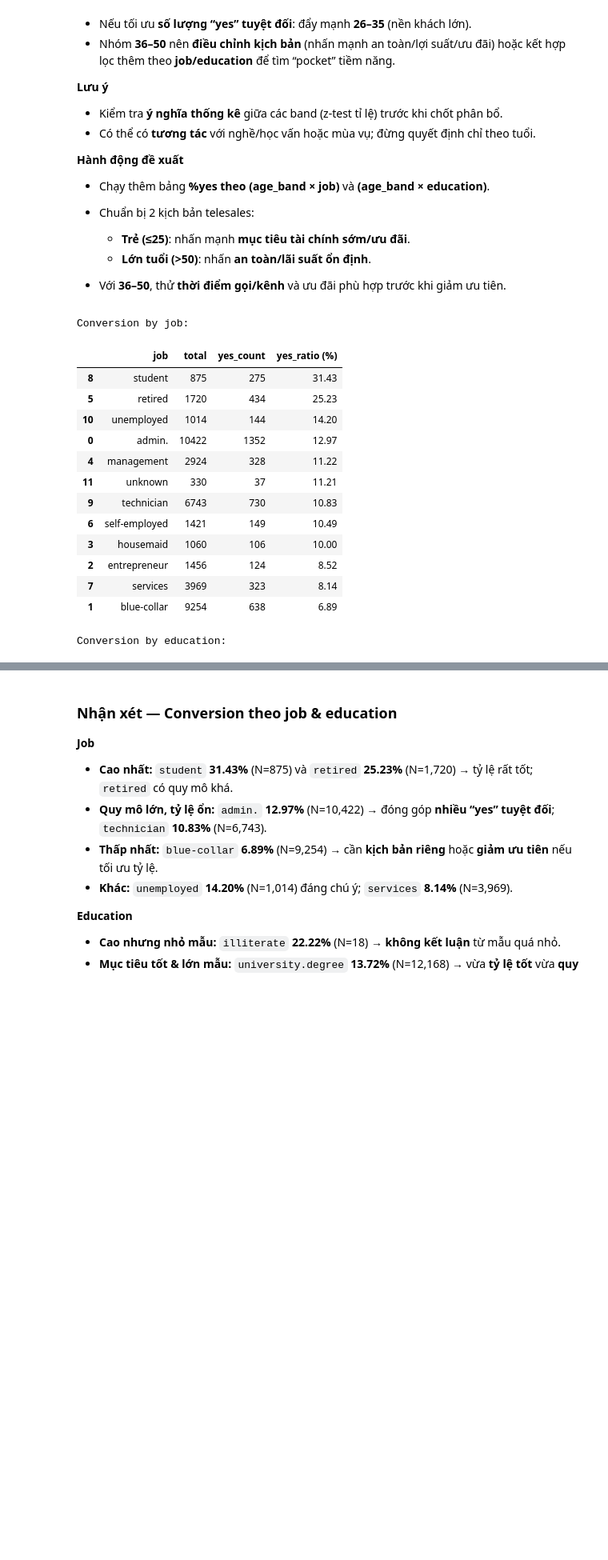
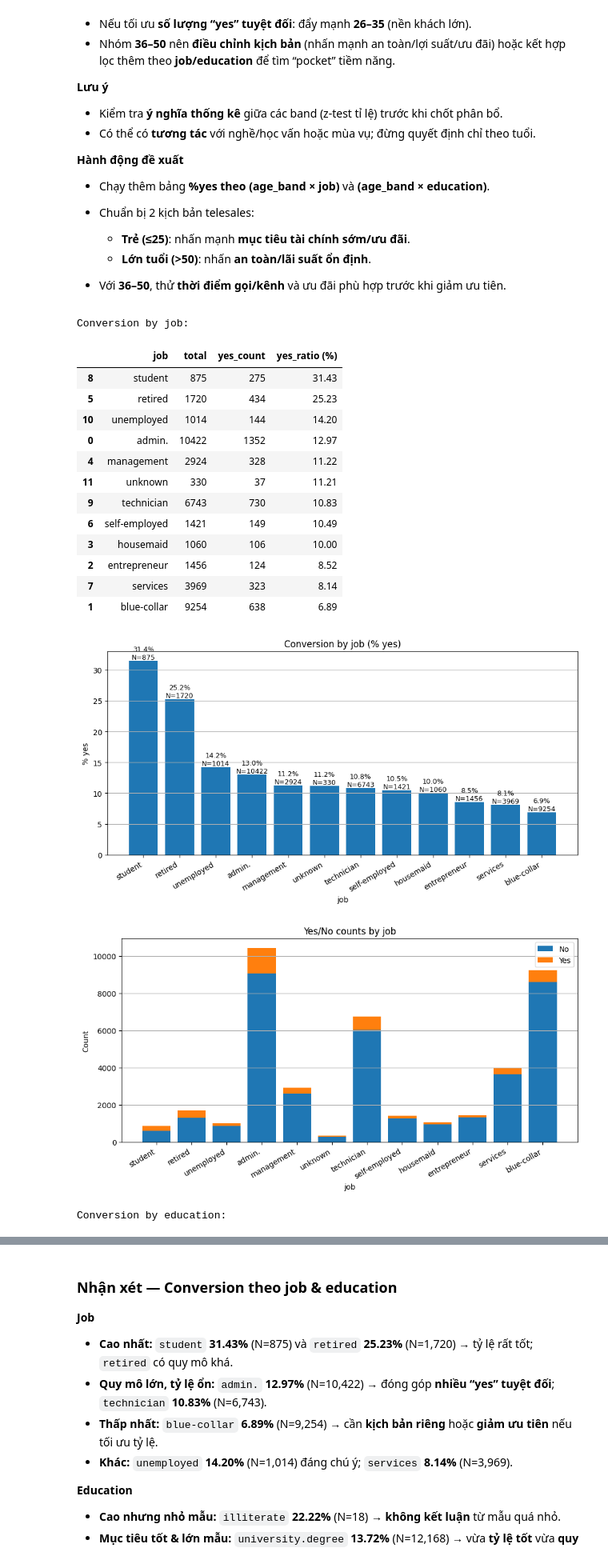
Before and after one commit to hungfnguyen/marketing-bank-prediction, a Jupyter notebook: notebooks/01_personal_profiles.ipynb, the cells around one changed output, grey strips where cells are left out. Shown at 80% size. Saved outputs shown, nothing was run; the diff lists cells and outputs as text; code cells hidden in the pictures; blank space fills up the shorter version.

```diff
--- a/notebooks/01_personal_profiles.ipynb
+++ b/notebooks/01_personal_profiles.ipynb
@@ -291,27 +359,90 @@ display(conv_age)
 # %%
 conv_job = conversion_table(df_personal, "job")
 conv_edu = conversion_table(df_personal, "education")
 
 print("Conversion by job:")
 display(conv_job)
 
+# --- Biểu đồ cho Conversion by job (% yes + Yes/No counts) ---
+import matplotlib.pyplot as plt
+import numpy as np
+
+# 1) % yes theo job (giữ đúng thứ tự của conv_job)
+_jobs = conv_job["job"].astype(str).tolist()
+_job_yes_pct = conv_job["yes_ratio (%)"].to_numpy()
+_job_n = conv_job["total"].to_numpy()
+
+plt.figure(figsize=(9.5, 5.2))
+plt.bar(_jobs, _job_yes_pct)
+for i, (v, n) in enumerate(zip(_job_yes_pct, _job_n)):
+    plt.text(i, v, f"{v:.1f}%\nN={n}", ha="center", va="bottom", fontsize=9)
+plt.title("Conversion by job (% yes)")
+plt.xlabel("job"); plt.ylabel("% yes")
+plt.xticks(rotation=30, ha="right"); plt.grid(True, axis="y"); plt.tight_layout(); plt.show()
+
+# 2) Stacked bar Yes/No theo job (để thấy quy mô và cơ cấu)
+_job_yes = conv_job["yes_count"].to_numpy()
+_job_no  = conv_job["total"].to_numpy() - _job_yes
+x = np.arange(len(_jobs))
+
+plt.figure(figsize=(9.5, 5.2))
+plt.bar(x, _job_no, label="No")
+plt.bar(x, _job_yes, bottom=_job_no, label="Yes")
+plt.xticks(x, _jobs, rotation=30, ha="right")
+plt.title("Yes/No counts by job")
+plt.xlabel("job"); plt.ylabel("Count")
+plt.legend(); plt.grid(True, axis="y"); plt.tight_layout(); plt.show()
+
+
 print("Conversion by education:")
 display(conv_edu)
+
+# --- Biểu đồ cho Conversion by education (% yes + Yes/No counts) ---
+import matplotlib.pyplot as plt
+import numpy as np
+
+# 1) % yes theo education (giữ đúng thứ tự của conv_edu)
+_edus = conv_edu["education"].astype(str).tolist()
+_edu_yes_pct = conv_edu["yes_ratio (%)"].to_numpy()
+_edu_n = conv_edu["total"].to_numpy()
+
+plt.figure(figsize=(9.5, 5.2))
+plt.bar(_edus, _edu_yes_pct)
+for i, (v, n) in enumerate(zip(_edu_yes_pct, _edu_n)):
+    plt.text(i, v, f"{v:.1f}%\nN={n}", ha="center", va="bottom", fontsize=9)
+plt.title("Conversion by education (% yes)")
+plt.xlabel("education"); plt.ylabel("% yes")
+plt.xticks(rotation=30, ha="right"); plt.grid(True, axis="y"); plt.tight_layout(); plt.show()
+
+# 2) Stacked bar Yes/No theo education
+_edu_yes = conv_edu["yes_count"].to_numpy()
+_edu_no  = conv_edu["total"].to_numpy() - _edu_yes
+x = np.arange(len(_edus))
+
+plt.figure(figsize=(9.5, 5.2))
+plt.bar(x, _edu_no, label="No")
+plt.bar(x, _edu_yes, bottom=_edu_no, label="Yes")
+plt.xticks(x, _edus, rotation=30, ha="right")
+plt.title("Yes/No counts by education")
+plt.xlabel("education"); plt.ylabel("Count")
+plt.legend(); plt.grid(True, axis="y"); plt.tight_layout(); plt.show()
 # %% [output]
 Conversion by job:
 |  | job | total | yes_count | yes_ratio (%) |
 | 8 | student | 875 | 275 | 31.43 |
 | 5 | retired | 1720 | 434 | 25.23 |
 | 10 | unemployed | 1014 | 144 | 14.20 |
 | 0 | admin. | 10422 | 1352 | 12.97 |
 | 4 | management | 2924 | 328 | 11.22 |
 | 11 | unknown | 330 | 37 | 11.21 |
 | 9 | technician | 6743 | 730 | 10.83 |
 | 6 | self-employed | 1421 | 149 | 10.49 |
 | 3 | housemaid | 1060 | 106 | 10.00 |
 | 2 | entrepreneur | 1456 | 124 | 8.52 |
 | 7 | services | 3969 | 323 | 8.14 |
 | 1 | blue-collar | 9254 | 638 | 6.89 |
+[figure, added]
+[figure, added]
 Conversion by education:
 |  | education | total | yes_count | yes_ratio (%) |
 | 4 | illiterate | 18 | 4 | 22.22 |
```
Also changed, not shown: parts of 49 cells of this notebook, 1 other file.
